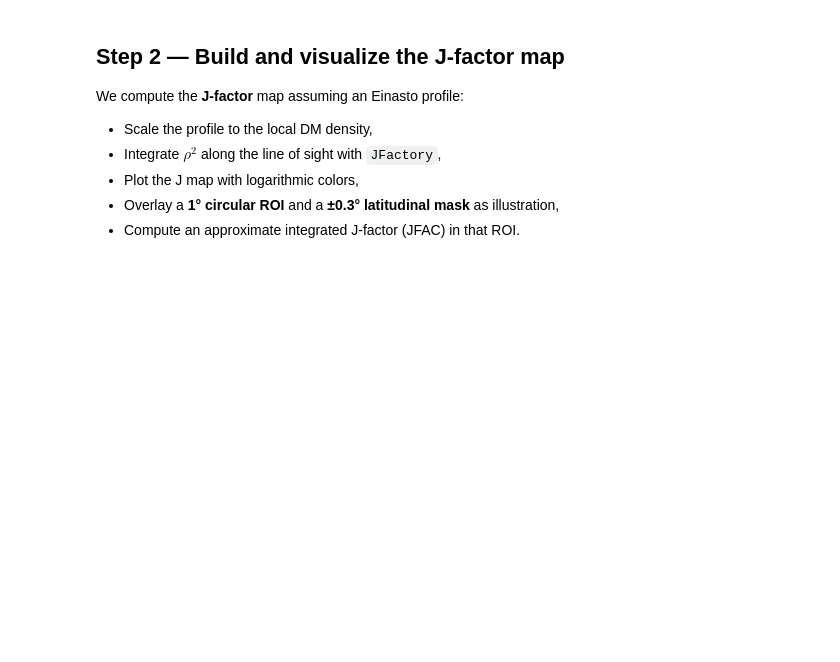
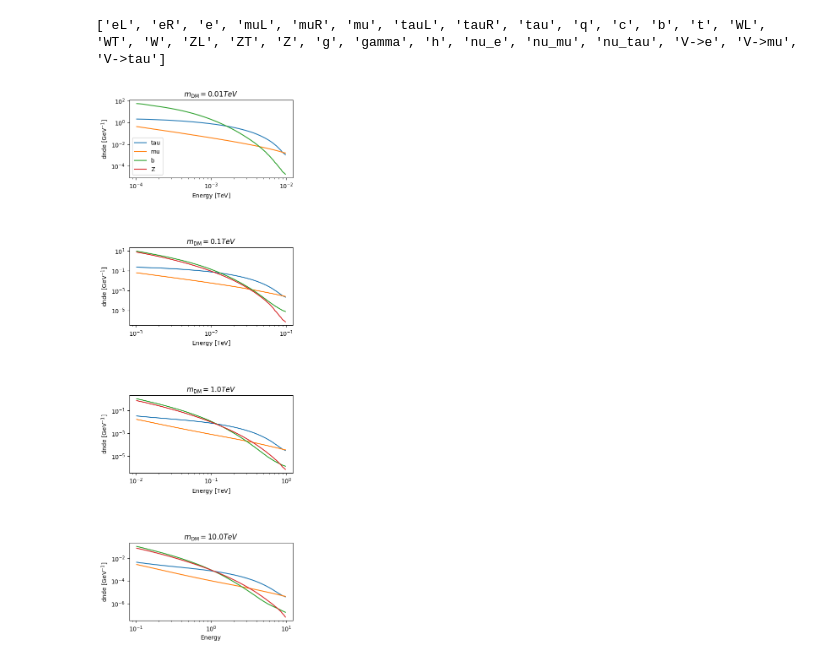
Before and after one commit to juliagouveamamprim/gamma-ray-analysis-with-gammapy, a Jupyter notebook: notebooks/03_dark_matter_simulation.ipynb, the cells around one changed output. Cells and saved outputs as stored; diff of their text form; code cells hidden in the pictures; blank space fills up the shorter version.

```diff
--- a/notebooks/03_dark_matter_simulation.ipynb
+++ b/notebooks/03_dark_matter_simulation.ipynb
@@ -87,36 +119,33 @@ IRF_PATH = "$GAMMAPY_DATA/cta-caldb/Prod5-South-20deg-AverageAz-14MSTs37SSTs.180
 # %%
-fluxes = PrimaryFlux(mDM="1 TeV", channel="eL")
-print(fluxes.allowed_channels)
-
-fig, axes = plt.subplots(4, 1, figsize=(4, 16))
-mDMs = [0.01, 0.1, 1, 10] * u.TeV
-
-for mDM, ax in zip(mDMs, axes):
-    fluxes.mDM = mDM
-    ax.set_title(rf"m$_{{\mathrm{{DM}}}}$ = {mDM}")
-    ax.set_yscale("log")
-    ax.set_ylabel("dN/dE")
-
-    for channel in ["tau", "mu", "b", "Z"]:
-        fluxes = PrimaryFlux(mDM=mDM, channel=channel)
-        fluxes.channel = channel
-        fluxes.plot(
-            energy_bounds=[mDM / 100, mDM],
-            ax=ax,
-            label=channel,
-            yunits=u.Unit("1/GeV"),
-        )
-
-axes[0].legend()
-plt.subplots_adjust(hspace=0.9)
-plt.show()
+# Inspect the list of available annihilation channels
+primary_flux = PrimaryFlux(mDM=mchi, channel=channel_b)
+print(primary_flux.allowed_channels)
+# %% [output]
+['eL', 'eR', 'e', 'muL', 'muR', 'mu', 'tauL', 'tauR', 'tau', 'q', 'c', 'b', 't', 'WL', 'WT', 'W', 'ZL', 'ZT', 'Z', 'g', 'gamma', 'h', 'nu_e', 'nu_mu', 'nu_tau', 'V->e', 'V->mu', 'V->tau']
-# %% [markdown]
-## Step 2 — Build and visualize the J-factor map
-
-We compute the **J-factor** map assuming an Einasto profile:
-
-- Scale the profile to the local DM density,
-- Integrate $\rho^2$ along the line of sight with `JFactory`,
-- Plot the J map with logarithmic colors,
-- Overlay a **1° circular ROI** and a **±0.3° latitudinal mask** as illustration,
-- Compute an approximate integrated J-factor (JFAC) in that ROI.
+# %%
+# Compare example prompt spectra for different masses and channels
+masses = [0.01, 0.1, 1, 10] * u.TeV
+channels_to_plot = ["tau", "mu", "b", "Z"]
+
+fig, axes = plt.subplots(4, 1, figsize=(5, 16))
+
+for mass, ax in zip(masses, axes):
+    ax.set_title(rf"$m_\mathrm{{DM}} = {mass}$")
+    ax.set_yscale("log")
+    ax.set_ylabel(r"$dN/dE$")
+
+    for plot_channel in channels_to_plot:
+        primary_flux = PrimaryFlux(mDM=mass, channel=plot_channel)
+        primary_flux.plot(
+            energy_bounds=[mass / 100, mass],
+            ax=ax,
+            label=plot_channel,
+            yunits=u.Unit("1 / GeV"),
+        )
+
+axes[-1].set_xlabel("Energy")
+axes[0].legend()
+plt.subplots_adjust(hspace=0.9)
+plt.show()
+# %% [output]
+[figure, added]
```
Also changed, not shown: parts of 41 cells of this notebook.
